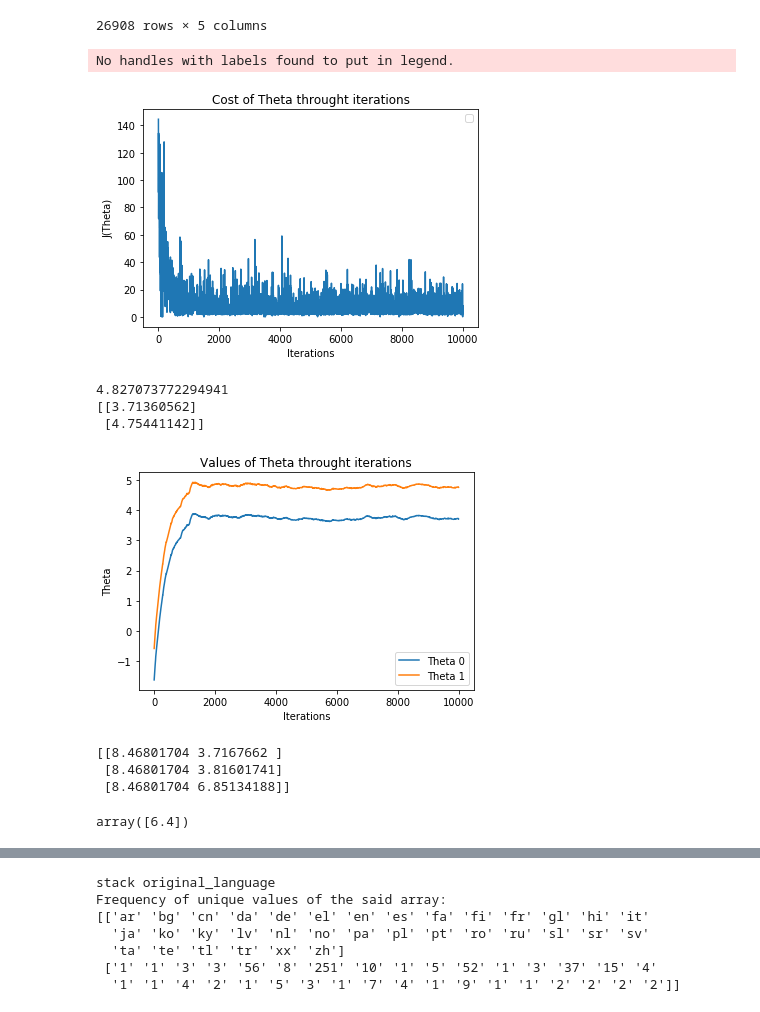
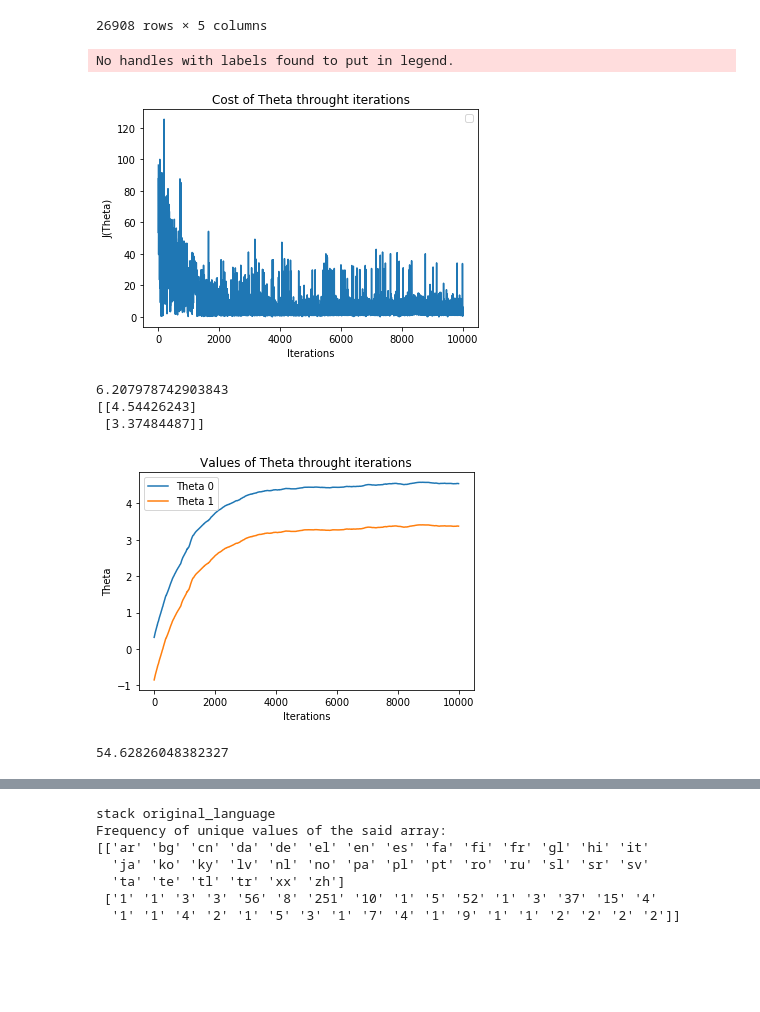
Before and after one commit to ohouens/3i026, a Jupyter notebook: projet/Analyse de données de films.ipynb, the cells around one changed output, grey strips where cells are left out. Saved outputs shown, nothing was run; the diff lists cells and outputs as text; code cells hidden in the pictures; blank space fills up the shorter version.

```diff
--- a/projet/Analyse de données de films.ipynb
+++ b/projet/Analyse de données de films.ipynb
@@ -242,27 +242,19 @@ stack note
 | Innocence | 0.000902 | 0.491528 | 0.033392 | en | 4.3 |
 26908 rows × 5 columns
 # %%
-lms = re.GradientBatch(23)
+lms = re.GradientBatch(7,0.7)
 lTrain = ls.LabeledSet(3)
 for index, row in df[:10000].iterrows():
     inter = []
     inter.append(row["vote_count"])
     inter.append(row["popularity"])
     inter.append(row["mean_main_actors"])
     lTrain.addExample(inter, row["note"])
 lms.train(lTrain, True)
 # %% [output]
 No handles with labels found to put in legend.
-[figure, old version]
+[figure, new version]
-4.827073772294941
-[[3.71360562]
- [4.75441142]]
+6.207978742903843
+[[4.54426243]
+ [3.37484487]]
-[figure, old version]
+[figure, new version]
-# %%
-print(lms.predict(lTest.getX(4)))
-lTest.getY(4)
-# %% [output]
-[[8.46801704 3.7167662 ]
- [8.46801704 3.81601741]
- [8.46801704 6.85134188]]
-array([6.4])
@@ -269,3 +269,7 @@ array([6.4])
+# %%
+lms.accuracy(lTest)
+# %% [output]
+54.62826048382327
 # %%
 dataHeight = 500
 """
```
Also changed, not shown: parts of 1 cell of this notebook, 1 other file.
